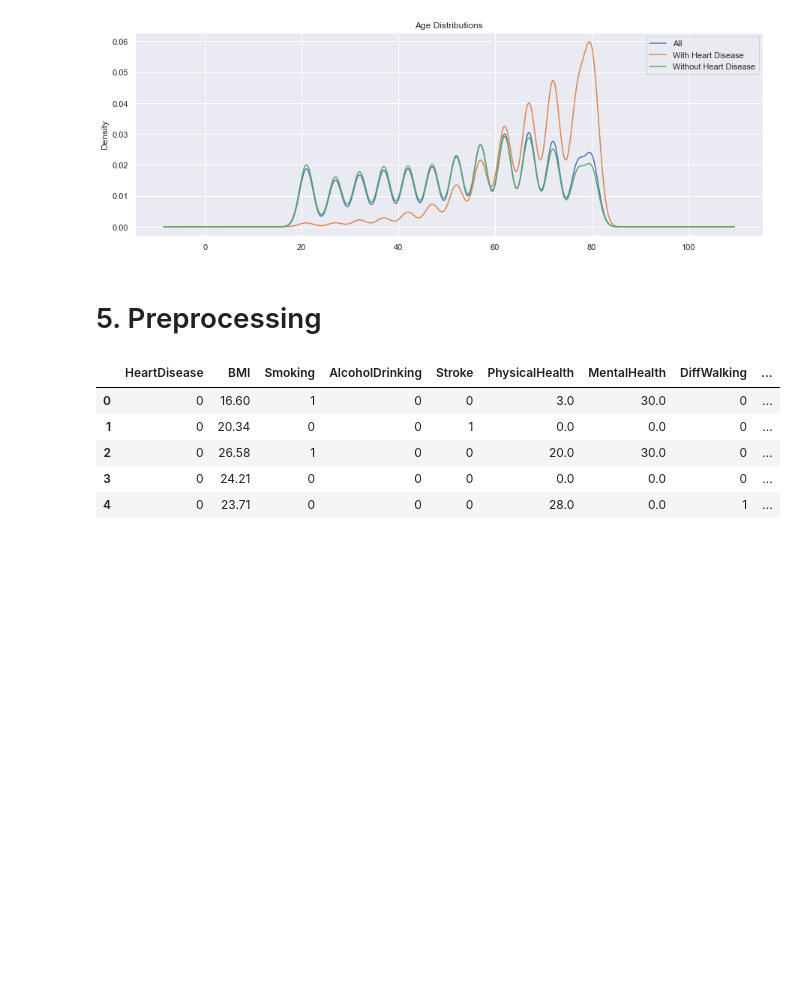
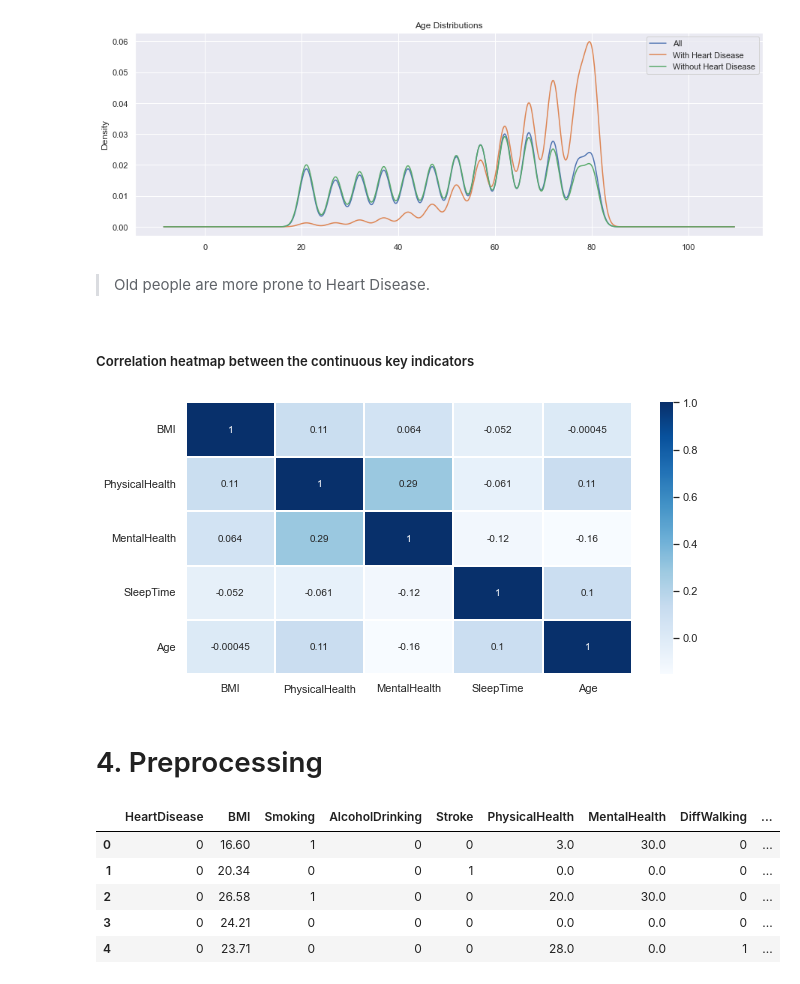
Before and after one commit to SaadBadr/heart-disease-indicators, a Jupyter notebook: notebook.ipynb, the cells around one changed output. Saved outputs shown, nothing was run; the diff lists cells and outputs as text; code cells hidden in the pictures; blank space fills up the shorter version.

```diff
--- a/notebook.ipynb
+++ b/notebook.ipynb
@@ -300,16 +307,19 @@ plt.legend()
 plt.show()
 # %% [output]
 [figure]
+# %% [markdown]
+> Old people are more prone to Heart Disease.
+# %% [markdown]
+##### Correlation heatmap between the continuous key indicators
 # %%
-# import seaborn as sns
-# import matplotlib.pyplot as plt
-
-# corr = df.corr()
-# plt.figure(figsize = (30,20))
-# sns.heatmap(corr, cmap="Blues", annot=True, linewidths=2)
-# plt.show()
+corr = df.corr()
+plt.figure(figsize = (10,5))
+sns.heatmap(corr, cmap="Blues", annot=True, linewidths=2)
+plt.show()
+# %% [output]
+[figure, added]
 # %% [markdown]
-# 5. Preprocessing
+# 4. Preprocessing
 # %%
 def preprocessing(data):
     encoded = data.copy()
```
Also changed, not shown: parts of 26 cells of this notebook, 8 other files.
